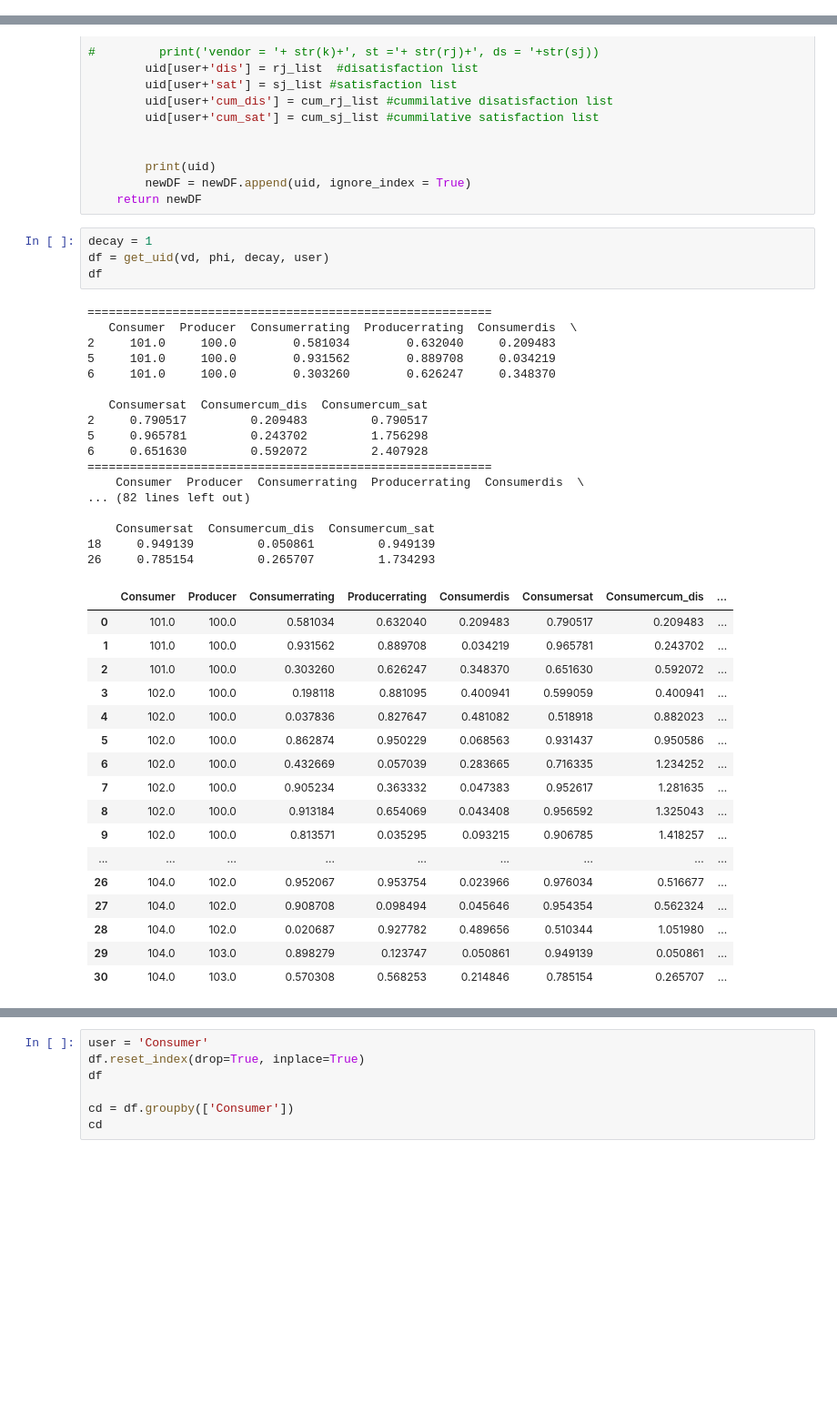
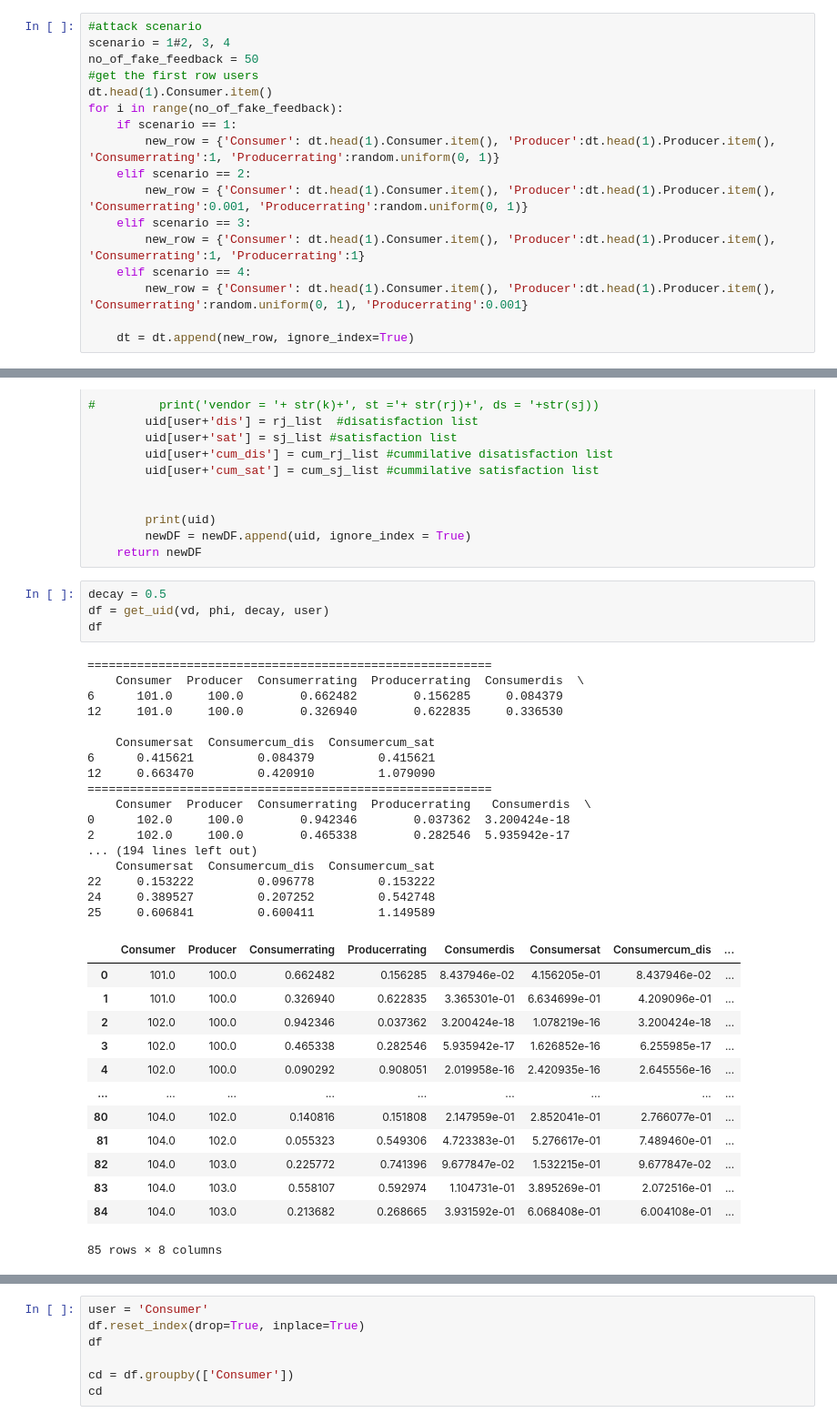
Before and after one commit to xahiru/robustra, a Jupyter notebook: ROBUSTRA.ipynb, the cells around one changed output, grey strips where cells are left out. Shown: that part at 91% size. Cells and saved outputs as stored; diff of their text form; blank space fills up the shorter version.

```diff
--- a/ROBUSTRA.ipynb
+++ b/ROBUSTRA.ipynb
@@ -96,0 +97,17 @@ dt
+# %%
+#attack scenario
+scenario = 1#2, 3, 4
+no_of_fake_feedback = 50
+#get the first row users
+dt.head(1).Consumer.item()
+for i in range(no_of_fake_feedback):
+    if scenario == 1:
+        new_row = {'Consumer': dt.head(1).Consumer.item(), 'Producer':dt.head(1).Producer.item(), 'Consumerrating':1, 'Producerrating':random.uniform(0, 1)}
+    elif scenario == 2:
+        new_row = {'Consumer': dt.head(1).Consumer.item(), 'Producer':dt.head(1).Producer.item(), 'Consumerrating':0.001, 'Producerrating':random.uniform(0, 1)}
+    elif scenario == 3:
+        new_row = {'Consumer': dt.head(1).Consumer.item(), 'Producer':dt.head(1).Producer.item(), 'Consumerrating':1, 'Producerrating':1}
+    elif scenario == 4:
+        new_row = {'Consumer': dt.head(1).Consumer.item(), 'Producer':dt.head(1).Producer.item(), 'Consumerrating':random.uniform(0, 1), 'Producerrating':0.001}
+
+    dt = dt.append(new_row, ignore_index=True)
@@ -170,44 +203,40 @@ def get_uid(vd, phi, decay, user):
         newDF = newDF.append(uid, ignore_index = True)
     return newDF
 # %%
-decay = 1
+decay = 0.5
 df = get_uid(vd, phi, decay, user)
 df
 # %% [output]
-=========================================================
-   Consumer  Producer  Consumerrating  Producerrating  Consumerdis  \
-2     101.0     100.0        0.581034        0.632040     0.209483
-5     101.0     100.0        0.931562        0.889708     0.034219
-6     101.0     100.0        0.303260        0.626247     0.348370
-
-   Consumersat  Consumercum_dis  Consumercum_sat
-2     0.790517         0.209483         0.790517
-5     0.965781         0.243702         1.756298
-6     0.651630         0.592072         2.407928
 =========================================================
     Consumer  Producer  Consumerrating  Producerrating  Consumerdis  \
-... (82 lines left out)
+6      101.0     100.0        0.662482        0.156285     0.084379
+12     101.0     100.0        0.326940        0.622835     0.336530
 
     Consumersat  Consumercum_dis  Consumercum_sat
-18     0.949139         0.050861         0.949139
-26     0.785154         0.265707         1.734293
+6      0.415621         0.084379         0.415621
+12     0.663470         0.420910         1.079090
+=========================================================
+    Consumer  Producer  Consumerrating  Producerrating   Consumerdis  \
+0      102.0     100.0        0.942346        0.037362  3.200424e-18
+2      102.0     100.0        0.465338        0.282546  5.935942e-17
+... (194 lines left out)
+    Consumersat  Consumercum_dis  Consumercum_sat
+22     0.153222         0.096778         0.153222
+24     0.389527         0.207252         0.542748
+25     0.606841         0.600411         1.149589
 |  | Consumer | Producer | Consumerrating | Producerrating | Consumerdis | Consumersat | Consumercum_dis | ... |
-| 0 | 101.0 | 100.0 | 0.581034 | 0.632040 | 0.209483 | 0.790517 | 0.209483 | ... |
-| 1 | 101.0 | 100.0 | 0.931562 | 0.889708 | 0.034219 | 0.965781 | 0.243702 | ... |
-| 2 | 101.0 | 100.0 | 0.303260 | 0.626247 | 0.348370 | 0.651630 | 0.592072 | ... |
-| 3 | 102.0 | 100.0 | 0.198118 | 0.881095 | 0.400941 | 0.599059 | 0.400941 | ... |
-| 4 | 102.0 | 100.0 | 0.037836 | 0.827647 | 0.481082 | 0.518918 | 0.882023 | ... |
-| 5 | 102.0 | 100.0 | 0.862874 | 0.950229 | 0.068563 | 0.931437 | 0.950586 | ... |
-| 6 | 102.0 | 100.0 | 0.432669 | 0.057039 | 0.283665 | 0.716335 | 1.234252 | ... |
-| 7 | 102.0 | 100.0 | 0.905234 | 0.363332 | 0.047383 | 0.952617 | 1.281635 | ... |
-| 8 | 102.0 | 100.0 | 0.913184 | 0.654069 | 0.043408 | 0.956592 | 1.325043 | ... |
-| 9 | 102.0 | 100.0 | 0.813571 | 0.035295 | 0.093215 | 0.906785 | 1.418257 | ... |
+| 0 | 101.0 | 100.0 | 0.662482 | 0.156285 | 8.437946e-02 | 4.156205e-01 | 8.437946e-02 | ... |
+| 1 | 101.0 | 100.0 | 0.326940 | 0.622835 | 3.365301e-01 | 6.634699e-01 | 4.209096e-01 | ... |
+| 2 | 102.0 | 100.0 | 0.942346 | 0.037362 | 3.200424e-18 | 1.078219e-16 | 3.200424e-18 | ... |
+| 3 | 102.0 | 100.0 | 0.465338 | 0.282546 | 5.935942e-17 | 1.626852e-16 | 6.255985e-17 | ... |
+| 4 | 102.0 | 100.0 | 0.090292 | 0.908051 | 2.019958e-16 | 2.420935e-16 | 2.645556e-16 | ... |
 | ... | ... | ... | ... | ... | ... | ... | ... | ... |
-| 26 | 104.0 | 102.0 | 0.952067 | 0.953754 | 0.023966 | 0.976034 | 0.516677 | ... |
-| 27 | 104.0 | 102.0 | 0.908708 | 0.098494 | 0.045646 | 0.954354 | 0.562324 | ... |
-| 28 | 104.0 | 102.0 | 0.020687 | 0.927782 | 0.489656 | 0.510344 | 1.051980 | ... |
-| 29 | 104.0 | 103.0 | 0.898279 | 0.123747 | 0.050861 | 0.949139 | 0.050861 | ... |
-| 30 | 104.0 | 103.0 | 0.570308 | 0.568253 | 0.214846 | 0.785154 | 0.265707 | ... |
+| 80 | 104.0 | 102.0 | 0.140816 | 0.151808 | 2.147959e-01 | 2.852041e-01 | 2.766077e-01 | ... |
+| 81 | 104.0 | 102.0 | 0.055323 | 0.549306 | 4.723383e-01 | 5.276617e-01 | 7.489460e-01 | ... |
+| 82 | 104.0 | 103.0 | 0.225772 | 0.741396 | 9.677847e-02 | 1.532215e-01 | 9.677847e-02 | ... |
+| 83 | 104.0 | 103.0 | 0.558107 | 0.592974 | 1.104731e-01 | 3.895269e-01 | 2.072516e-01 | ... |
+| 84 | 104.0 | 103.0 | 0.213682 | 0.268665 | 3.931592e-01 | 6.068408e-01 | 6.004108e-01 | ... |
+85 rows × 8 columns
 # %%
 user = 'Producer'
 df.reset_index(drop=True, inplace=True)
```
Also changed, not shown: parts of 23 cells of this notebook.
